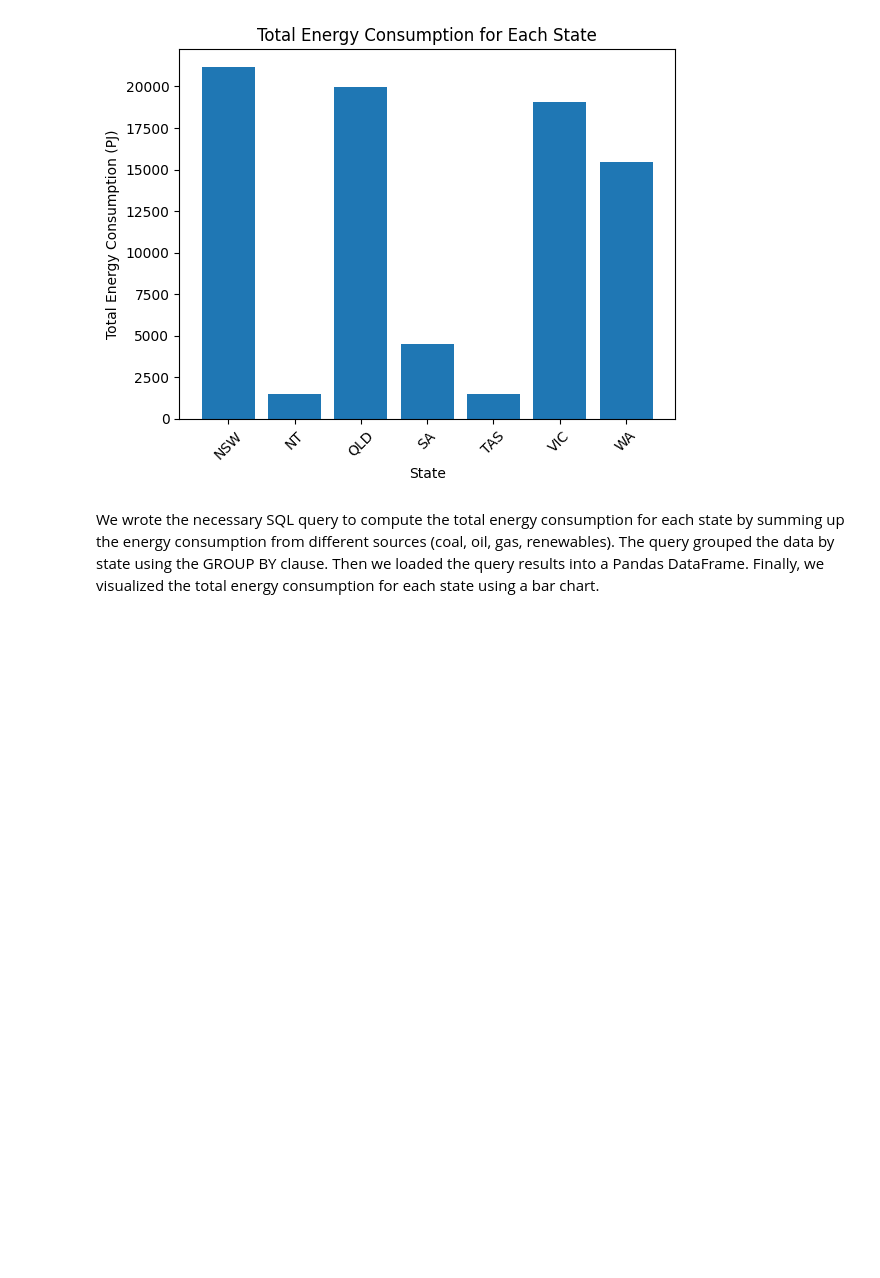
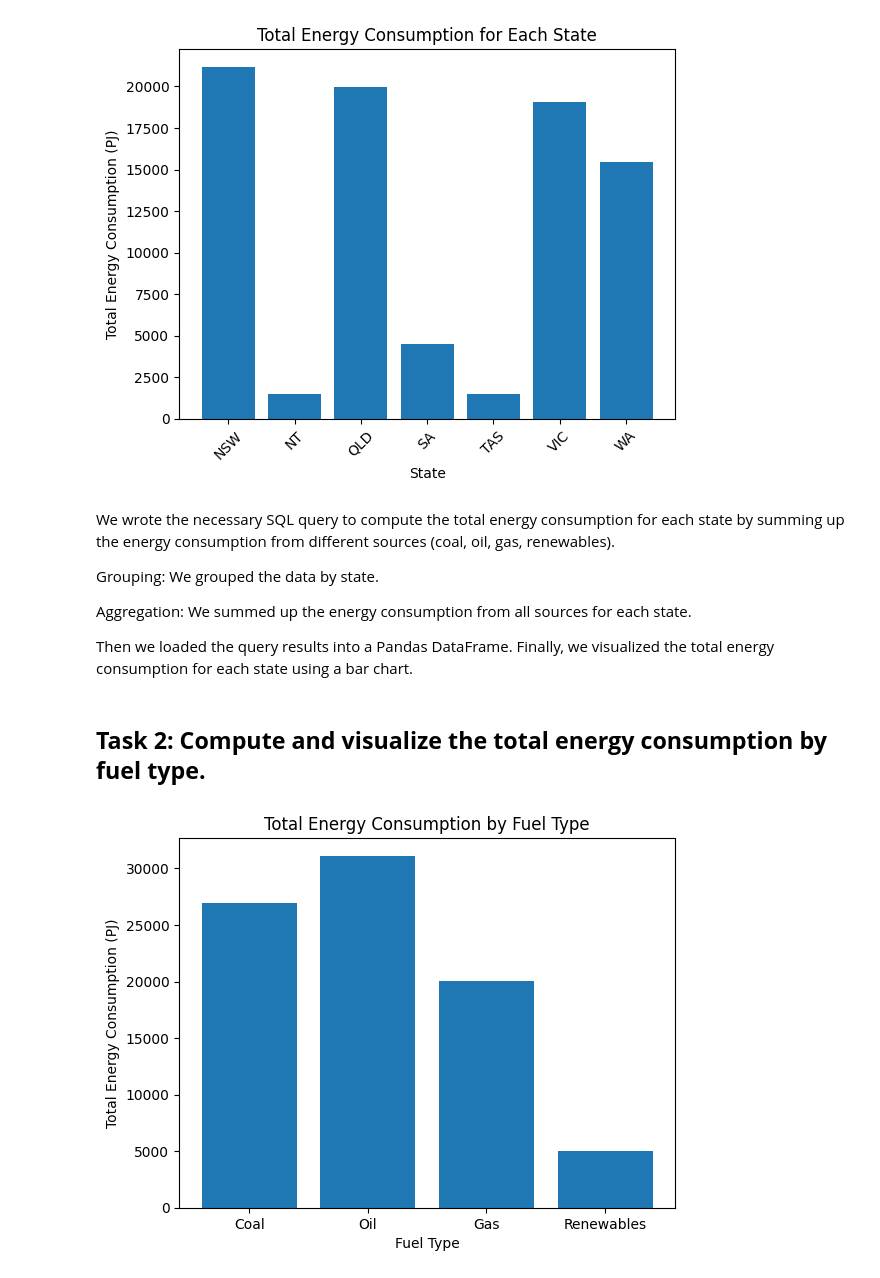
Before and after one commit to Fahim136/Australian-Energy-Dataset-Analysis-Assignment, a Jupyter notebook: Australian_Energy_Dataset_Analysis.ipynb, the cells around one changed output. Saved outputs shown, nothing was run; the diff lists cells and outputs as text; code cells hidden in the pictures; blank space fills up the shorter version.

Commit message:
Group A t-2

```diff
--- a/Australian_Energy_Dataset_Analysis.ipynb
+++ b/Australian_Energy_Dataset_Analysis.ipynb
@@ -231,4 +233,35 @@ plt.show()
 # %% [output]
 [figure]
 # %% [markdown]
-We wrote the necessary SQL query to compute the total energy consumption for each state by summing up the energy consumption from different sources (coal, oil, gas, renewables). The query grouped the data by state using the GROUP BY clause. Then we loaded the query results into a Pandas DataFrame. Finally, we visualized the total energy consumption for each state using a bar chart.
+We wrote the necessary SQL query to compute the total energy consumption for each state by summing up the energy consumption from different sources (coal, oil, gas, renewables).
+
+Grouping: We grouped the data by state.
+
+Aggregation: We summed up the energy consumption from all sources for each state.
+
+Then we loaded the query results into a Pandas DataFrame. Finally, we visualized the total energy consumption for each state using a bar chart.
+# %% [markdown]
+## **Task 2: Compute and visualize the total energy consumption by fuel type.**
+# %%
+# Write SQL query to compute total energy consumption by fuel type
+query = """
+SELECT 'Coal' AS fuel_type, SUM("Coal (PJ)") AS total_energy_consumption FROM AUS_energy
+UNION ALL
+SELECT 'Oil' AS fuel_type, SUM("Oil (PJ)") FROM AUS_energy
+UNION ALL
+SELECT 'Gas' AS fuel_type, SUM("Gas (PJ)") FROM AUS_energy
+UNION ALL
+SELECT 'Renewables' AS fuel_type, SUM("Renewables (PJ)") FROM AUS_energy;
+"""
+
+# Load query results into a Pandas DataFrame
+fuel_energy_df = pd.read_sql_query(query, conn)
+
+# Visualize the data
+plt.bar(fuel_energy_df['fuel_type'], fuel_energy_df['total_energy_consumption'])
+plt.xlabel('Fuel Type')
+plt.ylabel('Total Energy Consumption (PJ)')
+plt.title('Total Energy Consumption by Fuel Type')
+plt.show()
+# %% [output]
+[figure, added]
```
Also changed, not shown: parts of 2 cells of this notebook.
